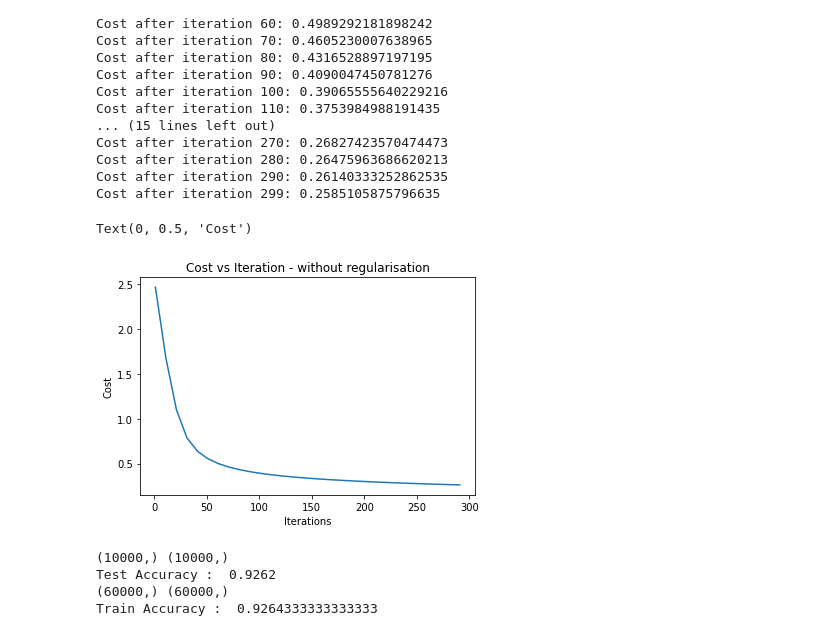
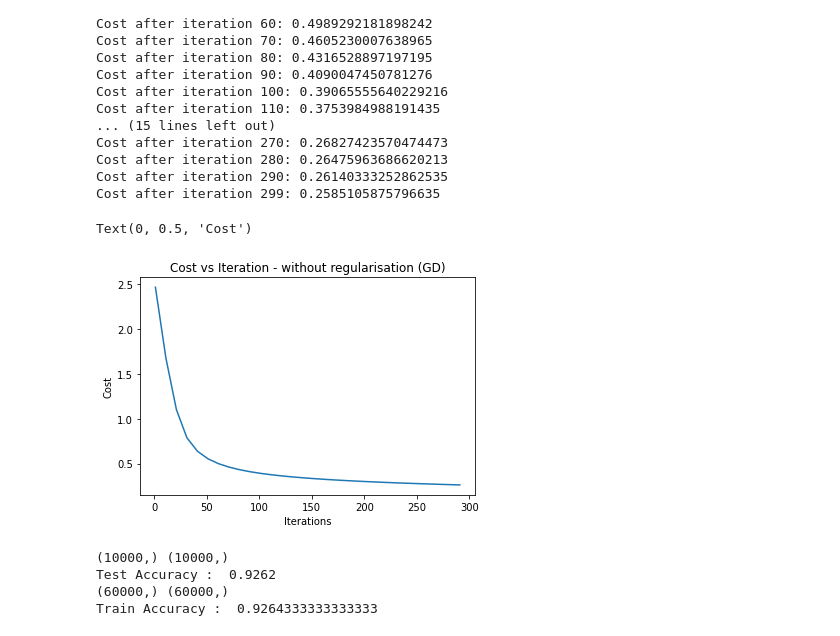
Before and after one commit to Saurabhraj5162/INM702_CW_MNIST, a Jupyter notebook: src/lab/Deep_Neural_Network_INM702CW2-2.ipynb, the cells around one changed output. Cells and saved outputs as stored; diff of their text form; code cells hidden in the pictures.

```diff
--- a/src/lab/Deep_Neural_Network_INM702CW2-2.ipynb
+++ b/src/lab/Deep_Neural_Network_INM702CW2-2.ipynb
@@ -713,7 +866,7 @@ layers_list = [input_shape, 64,64, n_classes]
 activation_functions = ['relu','relu','relu','softmax']
 weight_initializer = 'he'
 learning_rate = 0.1
-num_iterations = 300
+epochs = 300
 lambd = 0
 drop_rate=0
 sgd = False
@@ -721,9 +874,9 @@ sgd = False
 
 
 
-my_model = My_Neural_Network(layers_list,activation_functions, weight_initializer,learning_rate,num_iterations,lambd,drop_rate, sgd)
+my_model = My_Neural_Network(layers_list,activation_functions, weight_initializer,learning_rate,lambd,drop_rate, sgd)
 # %%
-parameters, costs =  my_model.train(X_train, y_train)
+parameters, costs_gd =  my_model.train(X_train, y_train, epochs, optimizer='gd')
 # %% [output]
 Cost after iteration 0: 2.4659753507045177
 Cost after iteration 10: 1.6757711029235762
@@ -743,13 +896,13 @@ Cost after iteration 280: 0.26475963686620213
 Cost after iteration 290: 0.26140333252862535
 Cost after iteration 299: 0.2585105875796635
 # %%
-plt.plot(range(1,num_iterations,10),costs)
-plt.title('Cost vs Iteration - without regularisation')
+plt.plot(range(1,epochs,10),costs)
+plt.title('Cost vs Iteration - without regularisation (GD)')
 plt.xlabel('Iterations')
 plt.ylabel('Cost')
 # %% [output]
 Text(0, 0.5, 'Cost')
-[figure, old version]
+[figure, new version]
 # %%
 y_pred, y_pred_scores = my_model.predict(X_test,parameters)
 print(y_pred.shape, test_y.shape)
```
Also changed, not shown: parts of 22 cells of this notebook, 3 other files.
